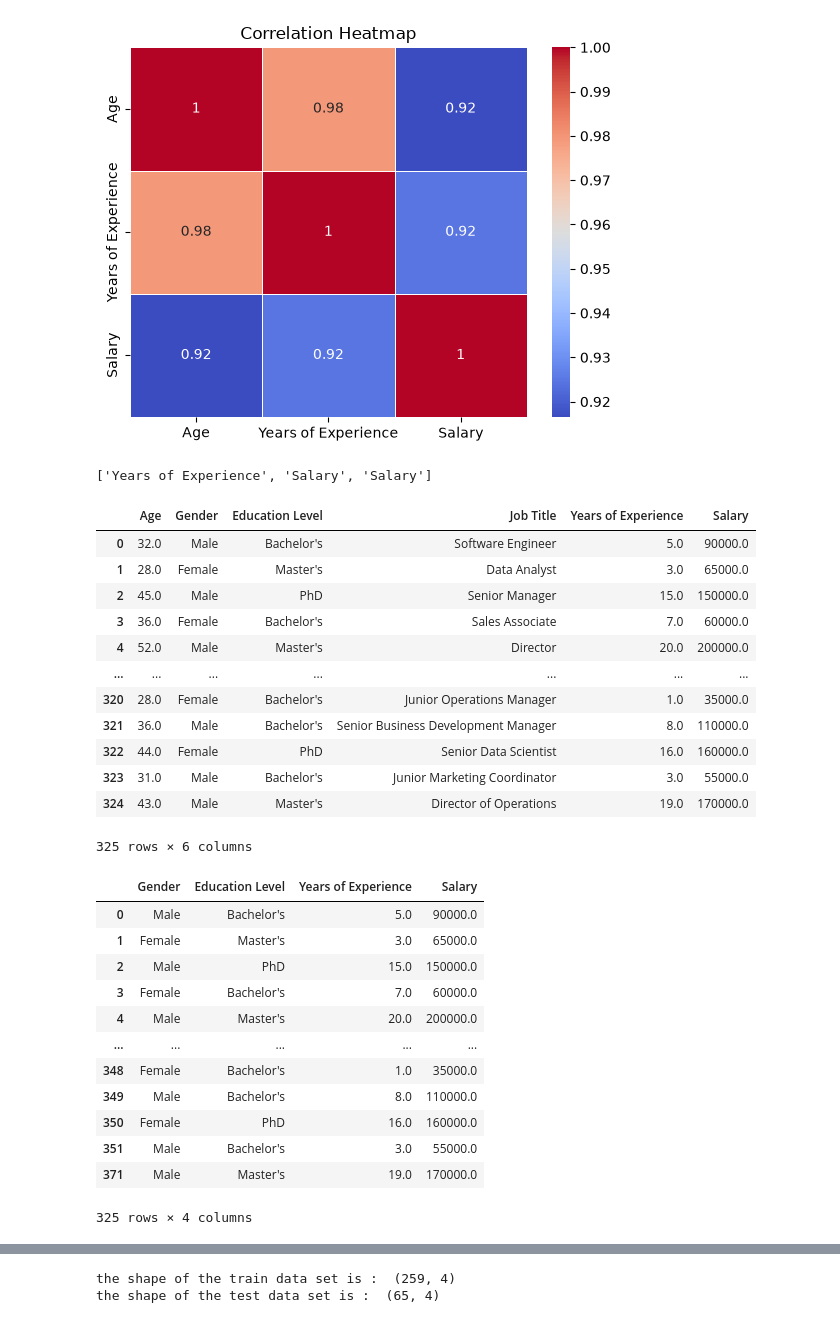
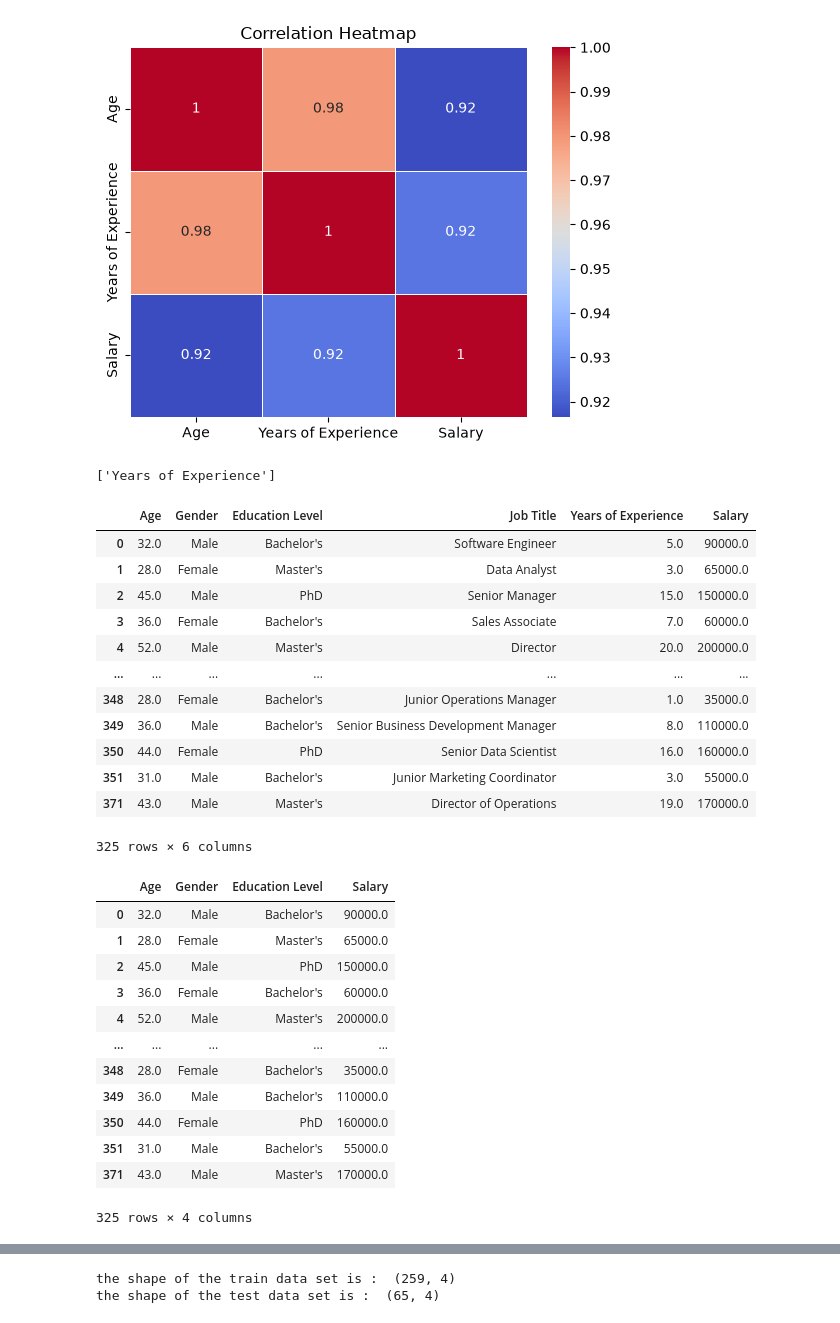
Before and after one commit to chris-bhaila/python-course, a Jupyter notebook: Machine Learning/Linear Regression/salary.ipynb, the cells around one changed output, grey strips where cells are left out. Cells and saved outputs as stored; diff of their text form; code cells hidden in the pictures.

```diff
--- a/Machine Learning/Linear Regression/salary.ipynb
+++ b/Machine Learning/Linear Regression/salary.ipynb
@@ -161,7 +161,8 @@ plt.show()
 # %% [output]
 [figure]
 # %%
-corr_matrix = num_df.corr().abs()
+target_col="Salary"
+corr_matrix = num_df.drop(columns=[target_col]).corr().abs()
 
 columns_to_drop = []
 
@@ -172,9 +173,10 @@ for i in range(len(corr_matrix.columns)):
 
 print(columns_to_drop)
 # %% [output]
-['Years of Experience', 'Salary', 'Salary']
+['Years of Experience']
 # %%
-df.reset_index(drop=True)
+# df.reset_index(drop=True)
+df
 # %% [output]
 |  | Age | Gender | Education Level | Job Title | Years of Experience | Salary |
 | 0 | 32.0 | Male | Bachelor's | Software Engineer | 5.0 | 90000.0 |
@@ -183,29 +185,30 @@ df.reset_index(drop=True)
 | 3 | 36.0 | Female | Bachelor's | Sales Associate | 7.0 | 60000.0 |
 | 4 | 52.0 | Male | Master's | Director | 20.0 | 200000.0 |
 | ... | ... | ... | ... | ... | ... | ... |
-| 320 | 28.0 | Female | Bachelor's | Junior Operations Manager | 1.0 | 35000.0 |
-| 321 | 36.0 | Male | Bachelor's | Senior Business Development Manager | 8.0 | 110000.0 |
-| 322 | 44.0 | Female | PhD | Senior Data Scientist | 16.0 | 160000.0 |
-| 323 | 31.0 | Male | Bachelor's | Junior Marketing Coordinator | 3.0 | 55000.0 |
-| 324 | 43.0 | Male | Master's | Director of Operations | 19.0 | 170000.0 |
+| 348 | 28.0 | Female | Bachelor's | Junior Operations Manager | 1.0 | 35000.0 |
+| 349 | 36.0 | Male | Bachelor's | Senior Business Development Manager | 8.0 | 110000.0 |
+| 350 | 44.0 | Female | PhD | Senior Data Scientist | 16.0 | 160000.0 |
+| 351 | 31.0 | Male | Bachelor's | Junior Marketing Coordinator | 3.0 | 55000.0 |
+| 371 | 43.0 | Male | Master's | Director of Operations | 19.0 | 170000.0 |
 325 rows × 6 columns
 # %%
-df.drop(columns=['Age', 'Job Title'], inplace=True)
+df.drop(columns=columns_to_drop, inplace=True)
 # %%
+df.drop(columns='Job Title', inplace=True)
 df
 # %% [output]
-|  | Gender | Education Level | Years of Experience | Salary |
-| 0 | Male | Bachelor's | 5.0 | 90000.0 |
-| 1 | Female | Master's | 3.0 | 65000.0 |
-| 2 | Male | PhD | 15.0 | 150000.0 |
-| 3 | Female | Bachelor's | 7.0 | 60000.0 |
-| 4 | Male | Master's | 20.0 | 200000.0 |
+|  | Age | Gender | Education Level | Salary |
+| 0 | 32.0 | Male | Bachelor's | 90000.0 |
+| 1 | 28.0 | Female | Master's | 65000.0 |
+| 2 | 45.0 | Male | PhD | 150000.0 |
+| 3 | 36.0 | Female | Bachelor's | 60000.0 |
+| 4 | 52.0 | Male | Master's | 200000.0 |
 | ... | ... | ... | ... | ... |
-| 348 | Female | Bachelor's | 1.0 | 35000.0 |
-| 349 | Male | Bachelor's | 8.0 | 110000.0 |
-| 350 | Female | PhD | 16.0 | 160000.0 |
-| 351 | Male | Bachelor's | 3.0 | 55000.0 |
-| 371 | Male | Master's | 19.0 | 170000.0 |
+| 348 | 28.0 | Female | Bachelor's | 35000.0 |
+| 349 | 36.0 | Male | Bachelor's | 110000.0 |
+| 350 | 44.0 | Female | PhD | 160000.0 |
+| 351 | 31.0 | Male | Bachelor's | 55000.0 |
+| 371 | 43.0 | Male | Master's | 170000.0 |
 325 rows × 4 columns
 # %%
 from sklearn.model_selection import train_test_split
```
Also changed, not shown: parts of 19 cells of this notebook, 10 other files.
